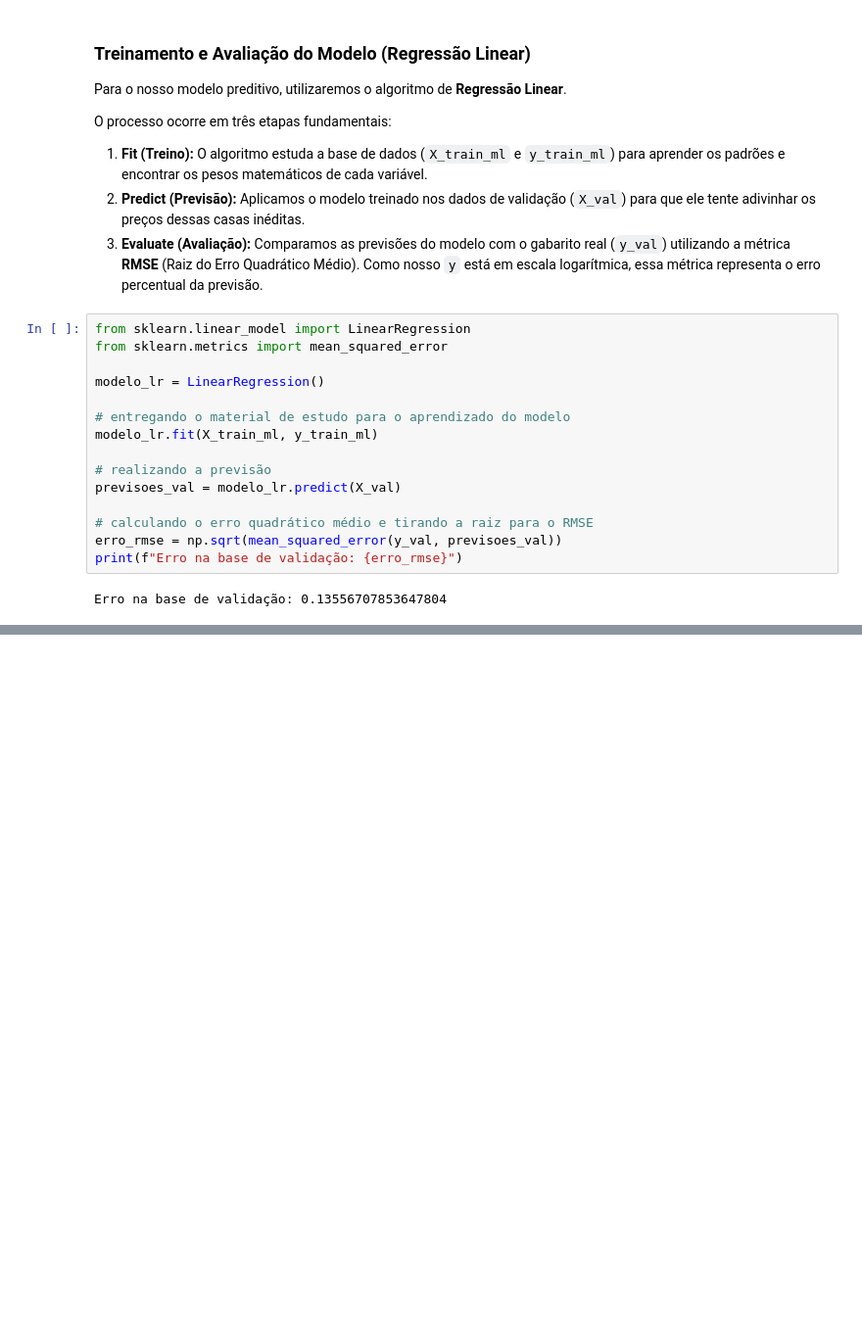
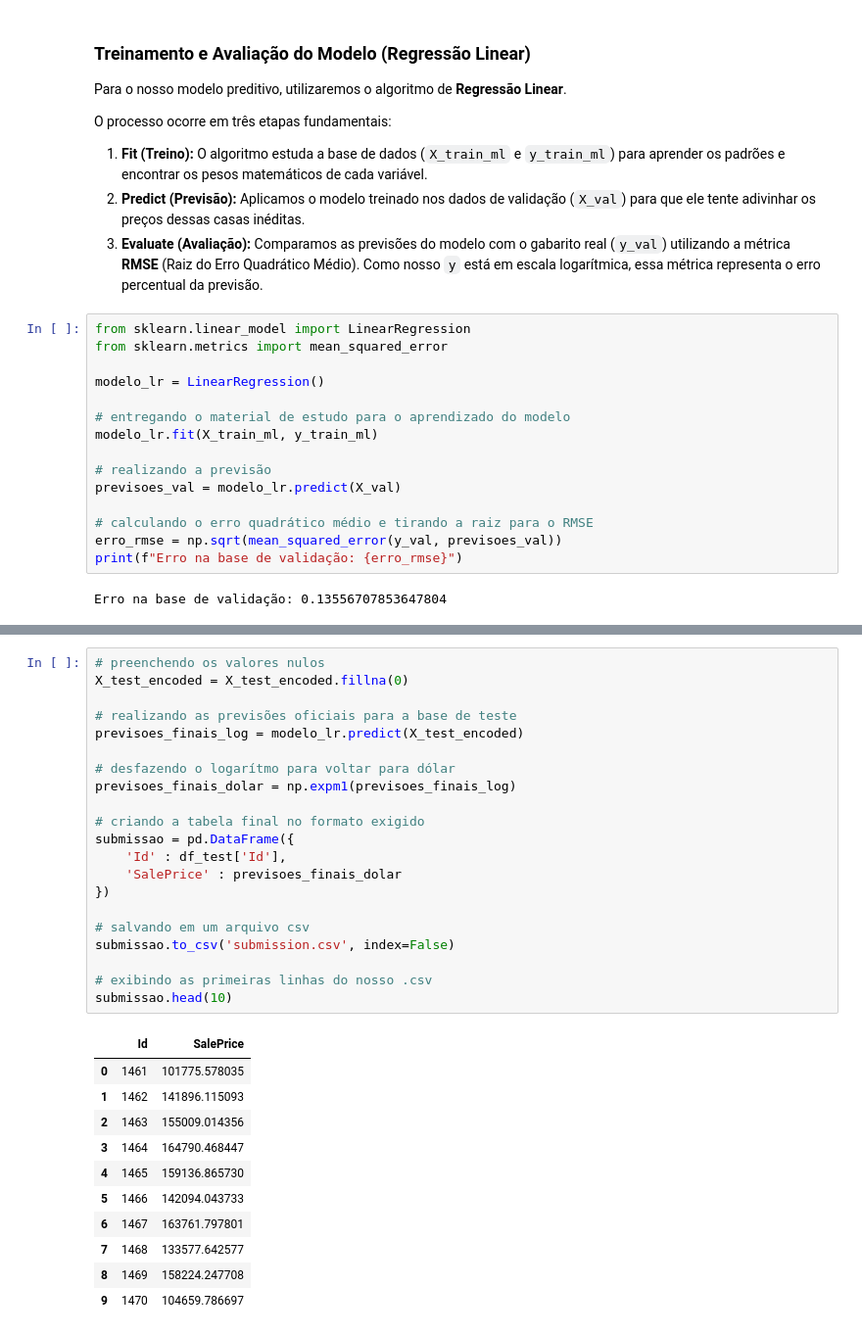
Before and after one commit to JoaoAntoni07/projeto-trainee-2026, a Jupyter notebook: projeto_trainee.ipynb, the cells around one changed output, grey strips where cells are left out. Shown at 98% size. Cells and saved outputs as stored; diff of their text form; blank space fills up the shorter version.

Commit message:
feat: finalizando o projeto trainee de 2026

```diff
--- a/projeto_trainee.ipynb
+++ b/projeto_trainee.ipynb
@@ -451,0 +455,33 @@ Erro na base de validação: 0.13556707853647804
+# %%
+# preenchendo os valores nulos
+X_test_encoded = X_test_encoded.fillna(0)
+
+# realizando as previsões oficiais para a base de teste
+previsoes_finais_log = modelo_lr.predict(X_test_encoded)
+
+# desfazendo o logarítmo para voltar para dólar
+previsoes_finais_dolar = np.expm1(previsoes_finais_log)
+
+# criando a tabela final no formato exigido
+submissao = pd.DataFrame({
+    'Id' : df_test['Id'],
+    'SalePrice' : previsoes_finais_dolar
+})
+
+# salvando em um arquivo csv
+submissao.to_csv('submission.csv', index=False)
+
+# exibindo as primeiras linhas do nosso .csv
+submissao.head(10)
+# %% [output]
+|  | Id | SalePrice |
+| 0 | 1461 | 101775.578035 |
+| 1 | 1462 | 141896.115093 |
+| 2 | 1463 | 155009.014356 |
+| 3 | 1464 | 164790.468447 |
+| 4 | 1465 | 159136.865730 |
+| 5 | 1466 | 142094.043733 |
+| 6 | 1467 | 163761.797801 |
+| 7 | 1468 | 133577.642577 |
+| 8 | 1469 | 158224.247708 |
+| 9 | 1470 | 104659.786697 |
```
Also changed, not shown: parts of 2 cells of this notebook, 2 other files.
